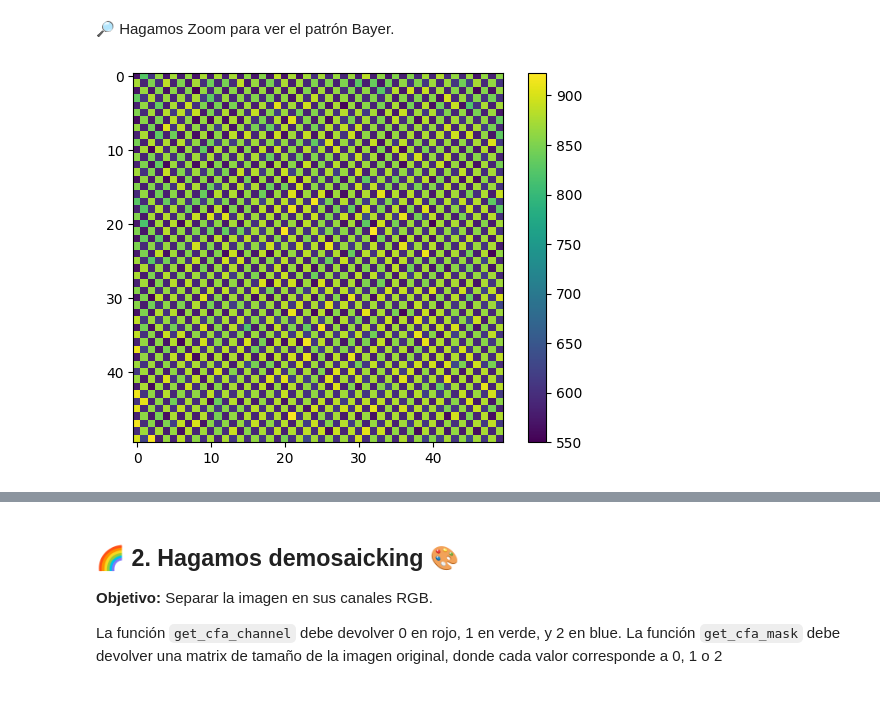
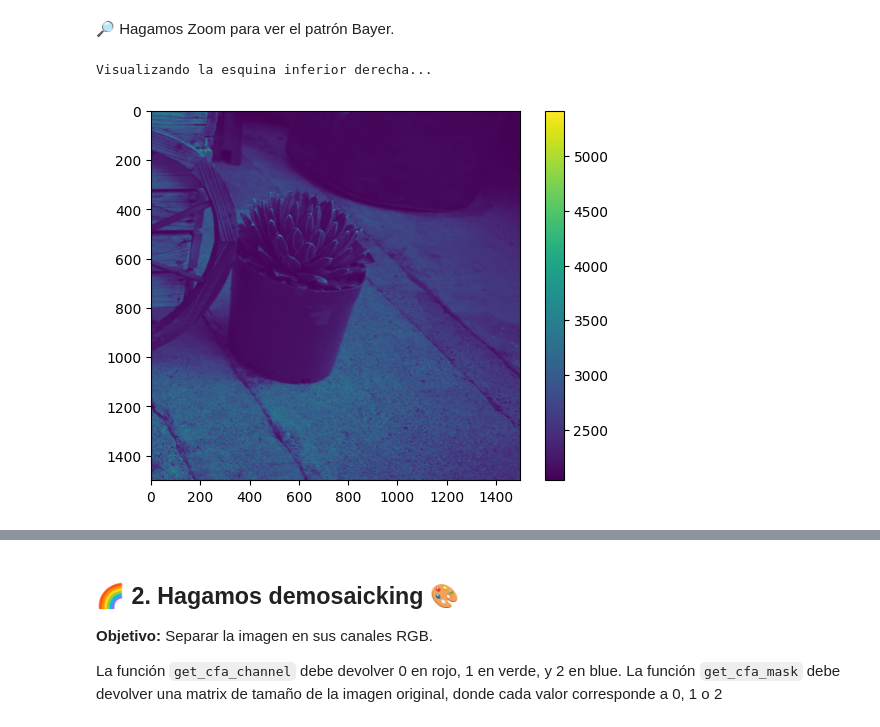
Before and after one commit to NoCoffeeSintaxis/Hands-on-Computer-Vision, a Jupyter notebook: sesiones/sesion2/Sesion2_1_Demosaicking.ipynb, the cells around one changed output, grey strips where cells are left out. Saved outputs shown, nothing was run; the diff lists cells and outputs as text; code cells hidden in the pictures; blank space fills up the shorter version.

```diff
--- a/sesiones/sesion2/Sesion2_1_Demosaicking.ipynb
+++ b/sesiones/sesion2/Sesion2_1_Demosaicking.ipynb
@@ -38,7 +38,7 @@ from scipy.ndimage import convolve
 Los raw disponibles son `raw.CR2`, `raw_Canon.CR2`, `raw_Canon2.CR2`, `raw_GOPRO1.dng`, `raw_GOPRO2.dng`, `raw_Nikon.NEF`.
 # %%
 # @title Seleeciona el archivo raw
-raw_file = "raw.CR2"  # @param {type:"string"}
+raw_file = "raw_Canon2.CR2"  # @param {type:"string"}
 # %%
 # @title descargar raw
 raw_files = {
@@ -86,8 +85,13 @@ plt.show()
 # %% [markdown]
 🔎 Hagamos Zoom para ver el patrón Bayer.
 # %%
-plt.imshow(image[250:300, 200:250]) # 🛠️ Cambia los valores para explorar otras regiones
+x, y = image.shape
+m = 1500 # Tamaño de la ventana a analizar
+
+print(f'Visualizando la esquina inferior derecha...')
+plt.imshow(image[x-m:, y-m:])
 plt.colorbar()
 plt.show()
 # %% [output]
+Visualizando la esquina inferior derecha...
-[figure, old version]
+[figure, new version]
```
Also changed, not shown: parts of 5 cells of this notebook.
